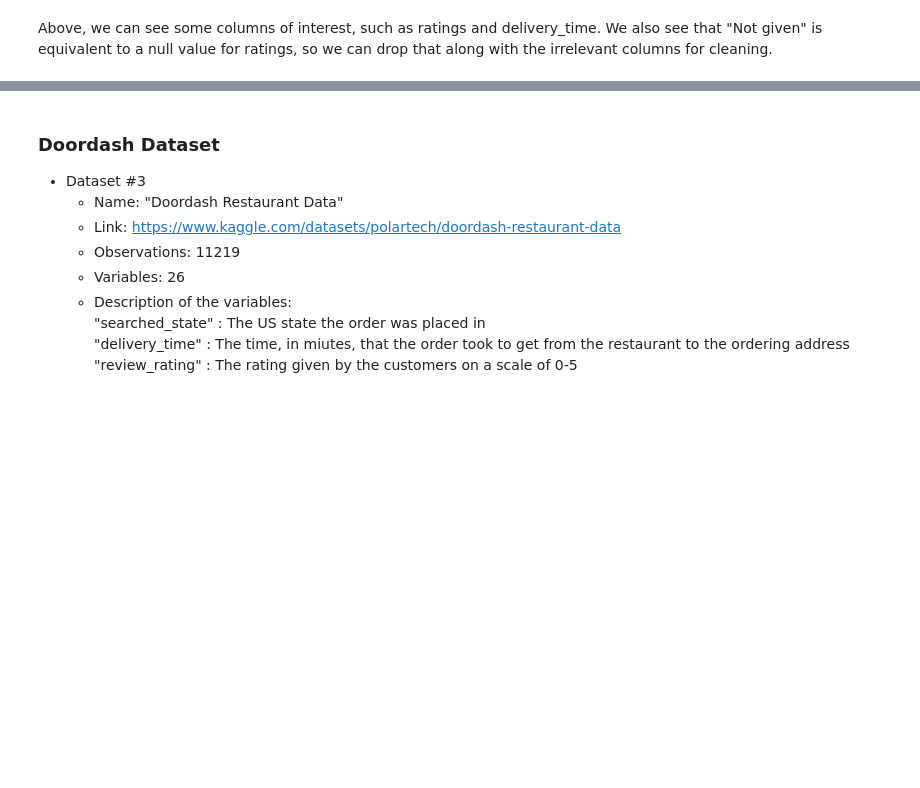
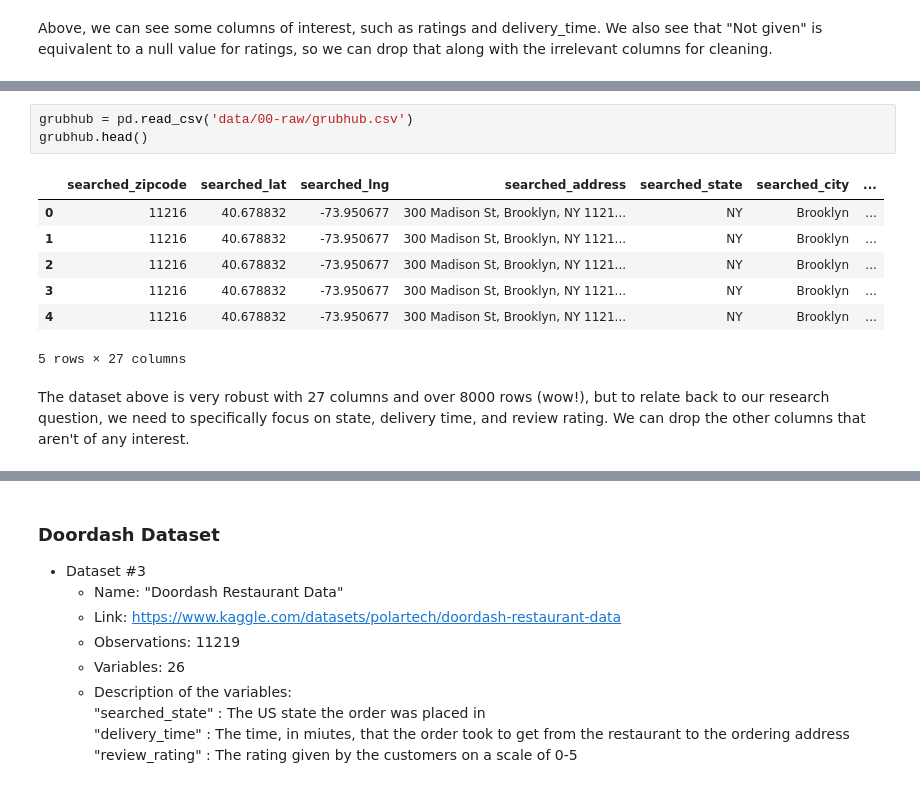
Before and after one commit to COGS108/Group111_WI26, a Jupyter notebook: 03-FinalProject.ipynb, the cells around one changed output, grey strips where cells are left out. Drawn from its saved outputs; the diff is of its cells as text; blank space fills up the shorter version.

Commit message:
Transferred and fixed all of the relevant data wrangling!!!

```diff
--- a/03-FinalProject.ipynb
+++ b/03-FinalProject.ipynb
@@ -126,0 +183,13 @@ foodhub = foodhub.drop(columns = drop_cols)
+# %%
+grubhub = pd.read_csv('data/00-raw/grubhub.csv')
+grubhub.head()
+# %% [output]
+|  | searched_zipcode | searched_lat | searched_lng | searched_address | searched_state | searched_city | ... |
+| 0 | 11216 | 40.678832 | -73.950677 | 300 Madison St, Brooklyn, NY 1121... | NY | Brooklyn | ... |
+| 1 | 11216 | 40.678832 | -73.950677 | 300 Madison St, Brooklyn, NY 1121... | NY | Brooklyn | ... |
+| 2 | 11216 | 40.678832 | -73.950677 | 300 Madison St, Brooklyn, NY 1121... | NY | Brooklyn | ... |
+| 3 | 11216 | 40.678832 | -73.950677 | 300 Madison St, Brooklyn, NY 1121... | NY | Brooklyn | ... |
+| 4 | 11216 | 40.678832 | -73.950677 | 300 Madison St, Brooklyn, NY 1121... | NY | Brooklyn | ... |
+5 rows × 27 columns
+# %% [markdown]
+The dataset above is very robust with 27 columns and over 8000 rows (wow!), but to relate back to our research question, we need to specifically focus on state, delivery time, and review rating. We can drop the other columns that aren't of any interest.
```
Also changed, not shown: parts of 13 cells of this notebook.
